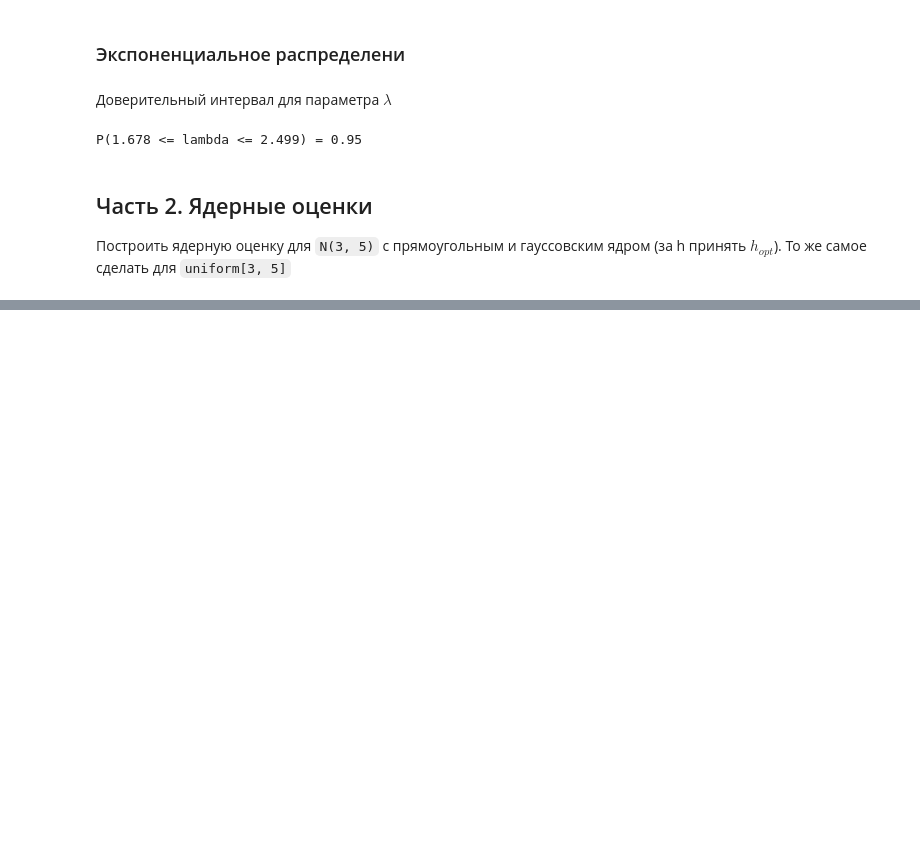
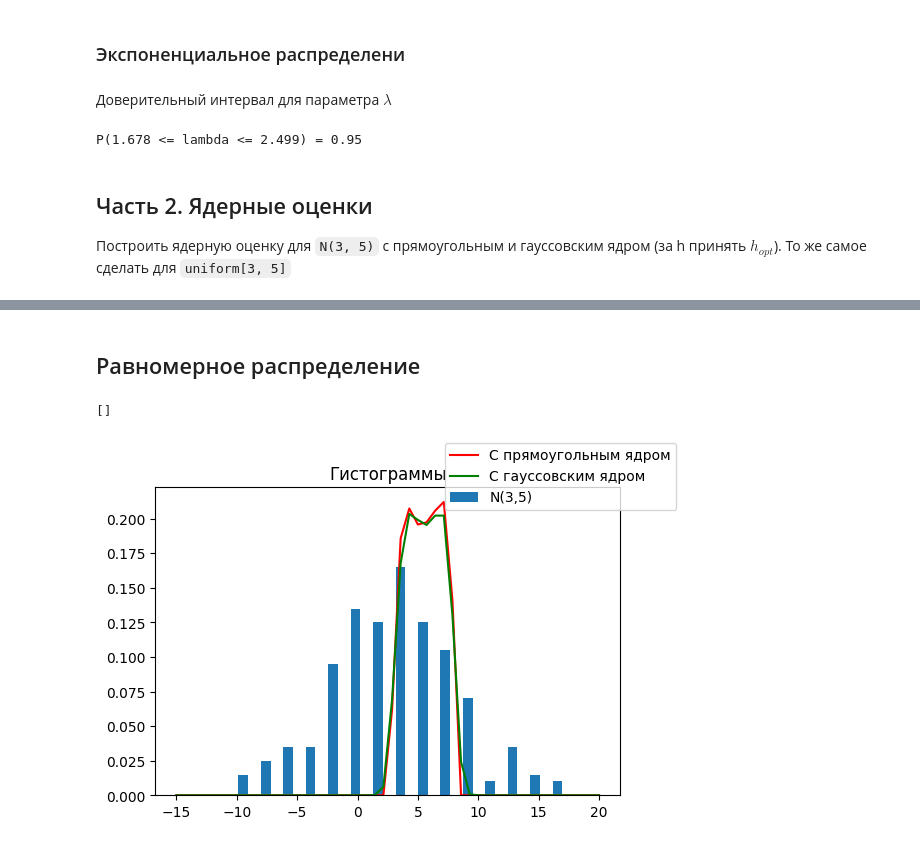
Before and after one commit to arprspb/polytech-matstat-labs, a Jupyter notebook: lab2/main.ipynb, the cells around one changed output, grey strips where cells are left out. Saved outputs shown, nothing was run; the diff lists cells and outputs as text; code cells hidden in the pictures; blank space fills up the shorter version.

```diff
--- a/lab2/main.ipynb
+++ b/lab2/main.ipynb
@@ -157,0 +217,2 @@ sample_std = normal_sample.std()
+# %% [markdown]
+## Равномерное распределение
@@ -157,0 +221,8 @@ sample_std = normal_sample.std()
+# %%
+n = 2000
+mean = 3
+std_dev = 5
+uniform_sample = uniform.rvs(loc=mean, scale=std_dev, size=n)
+# %%
+sample_fixed_variance = fixed_variance(uniform_sample, n)
+h_opt = 1.05 * sample_fixed_variance / n**(1/5)
@@ -157,0 +231,16 @@ sample_std = normal_sample.std()
+# %%
+x_linspace = linspace(-15, 20, 50)
+# %%
+uniform_with_uniform_kernel = f_hat_uniform(uniform_sample, h_opt, x_linspace)
+uniform_with_gaussian_kernel = f_hat_gaussian(uniform_sample, h_opt, x_linspace)
+# %%
+fig = plt.figure(figsize=(6,4))
+plt.title('Гистограммы')
+plot_hist_from_sample(uniform_sample, 15, label='N(3,5)')
+plt.plot(x_linspace, uniform_with_uniform_kernel, 'r', label='С прямоугольным ядром')
+plt.plot(x_linspace, uniform_with_gaussian_kernel, 'g', label='С гауссовским ядром')
+fig.legend()
+plt.plot()
+# %% [output]
+[]
+[figure, added]
```
Also changed, not shown: parts of 23 cells of this notebook.
